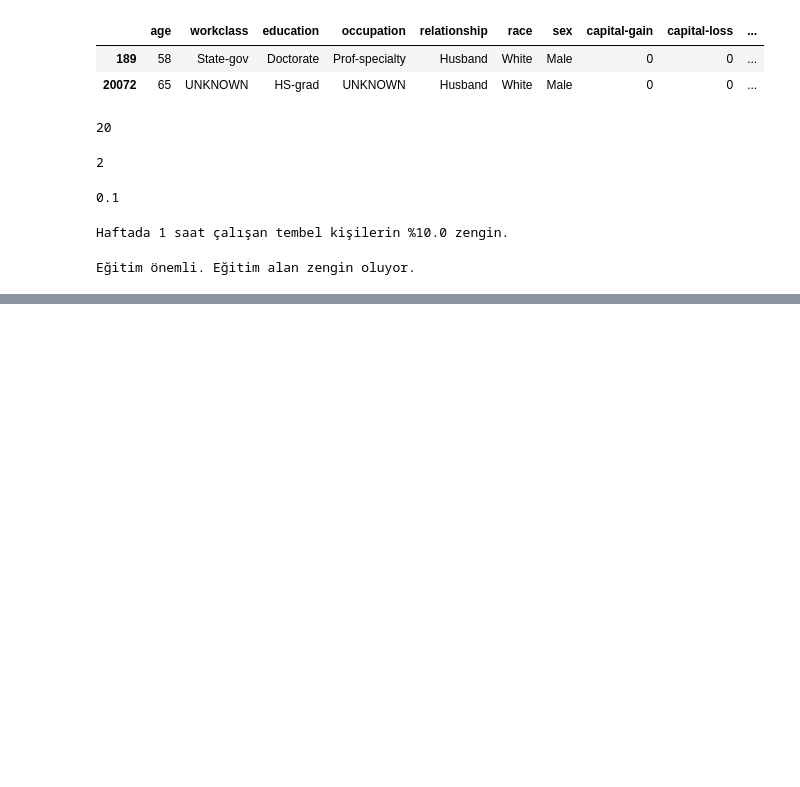
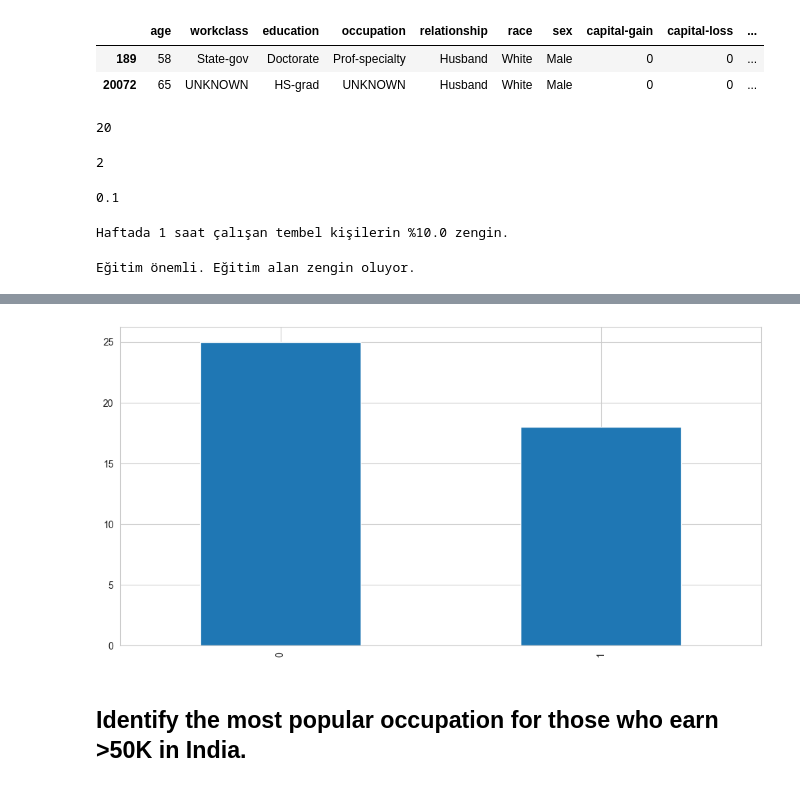
Before and after one commit to SefaYusuf/EDA, a Jupyter notebook: EDA-Ders2.ipynb, the cells around one changed output, grey strips where cells are left out. Cells and saved outputs as stored; diff of their text form; code cells hidden in the pictures; blank space fills up the shorter version.

```diff
--- a/EDA-Ders2.ipynb
+++ b/EDA-Ders2.ipynb
@@ -870,0 +1126,7 @@ Eğitim önemli. Eğitim alan zengin oluyor.
+# %%
+plt.figure(figsize=(12,6))
+df.loc[((df["native-country"] == "Iran")), "salary"].value_counts().plot.bar();
+# %% [output]
+[figure, added]
+# %% [markdown]
+## Identify the most popular occupation for those who earn >50K in India.
```
Also changed, not shown: parts of 71 cells of this notebook, 2 other files.
